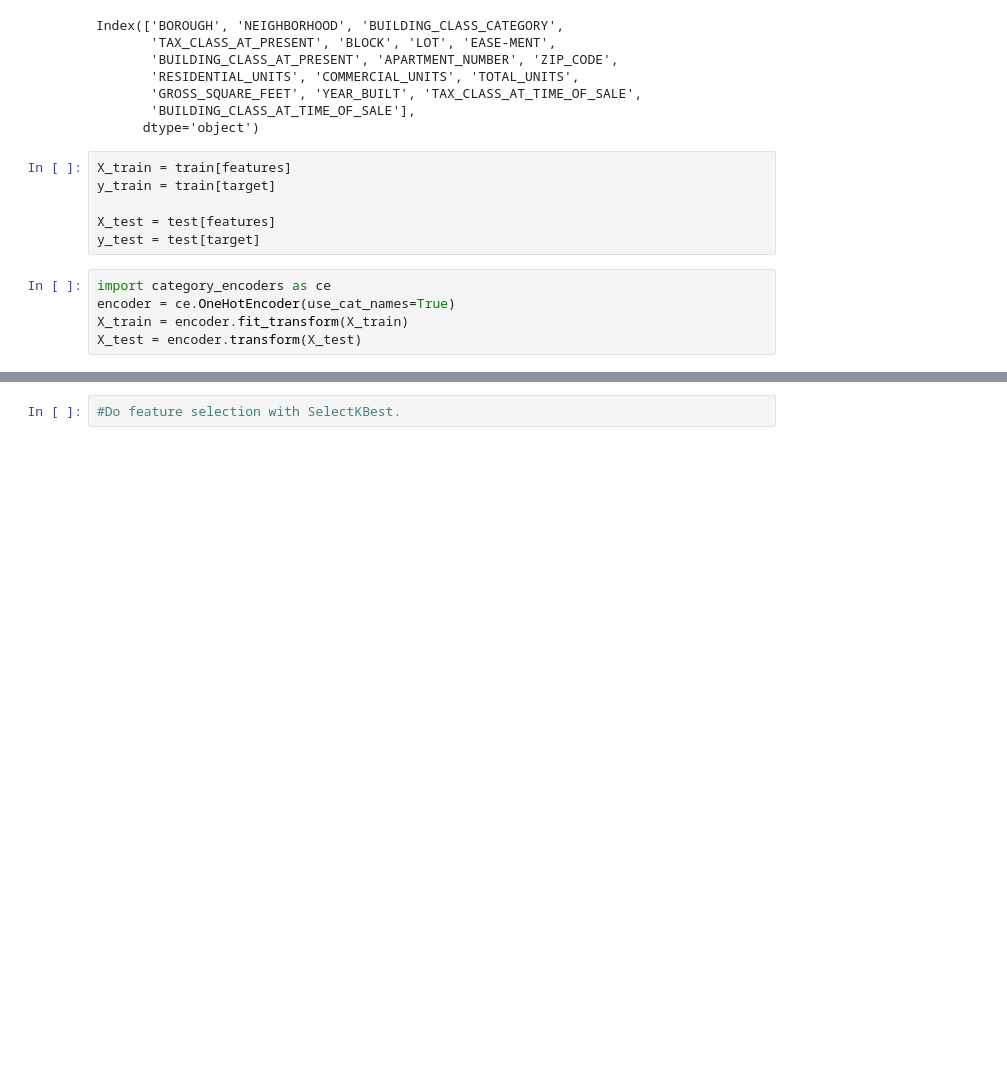
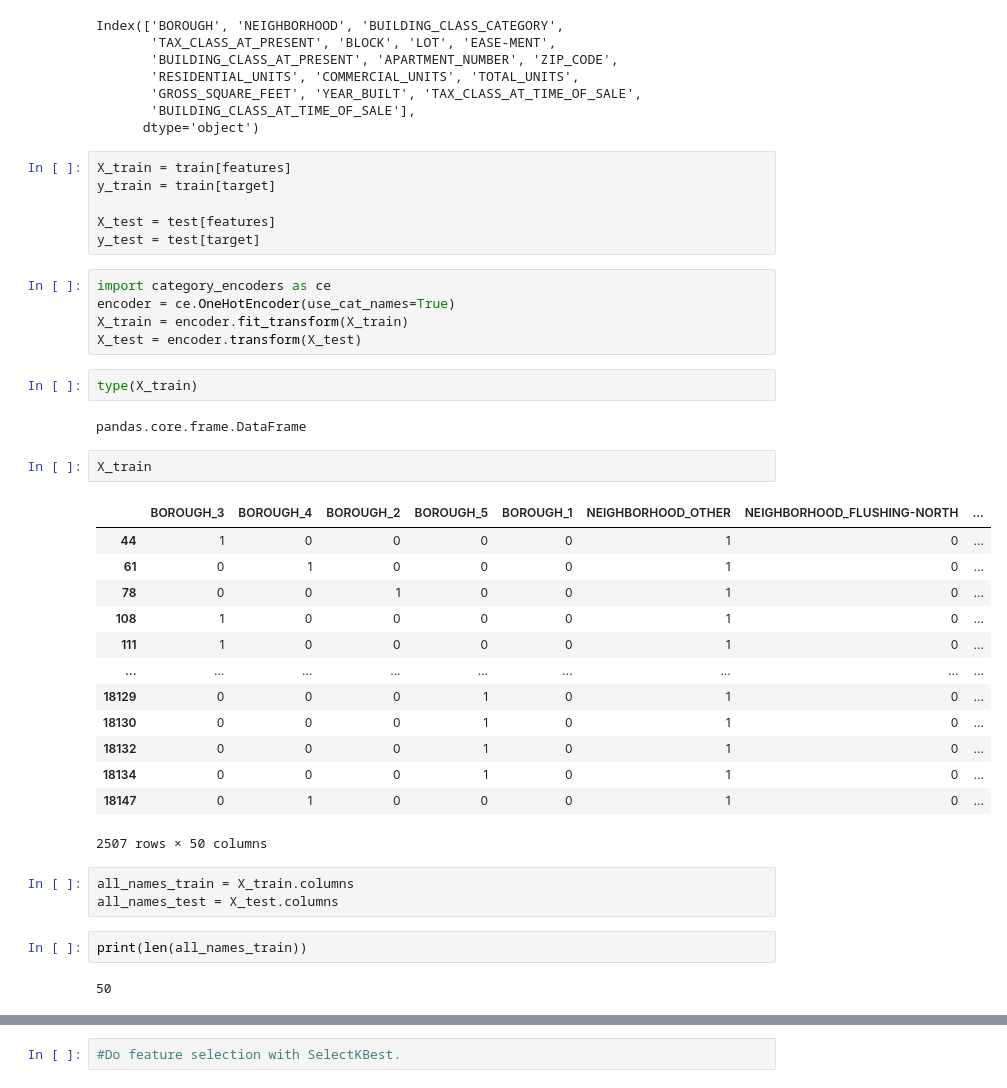
Before and after one commit to iskander-r/DS-Unit-2-Linear-Models, a Jupyter notebook: module3-ridge-regression/LS_DS_213_assignment.ipynb, the cells around one changed output, grey strips where cells are left out. Saved outputs shown, nothing was run; the diff lists cells and outputs as text; blank space fills up the shorter version.

```diff
--- a/module3-ridge-regression/LS_DS_213_assignment.ipynb
+++ b/module3-ridge-regression/LS_DS_213_assignment.ipynb
@@ -179,3 +179,30 @@ import category_encoders as ce
 encoder = ce.OneHotEncoder(use_cat_names=True)
 X_train = encoder.fit_transform(X_train)
 X_test = encoder.transform(X_test)
+# %%
+type(X_train)
+# %% [output]
+pandas.core.frame.DataFrame
+# %%
+X_train
+# %% [output]
+|  | BOROUGH_3 | BOROUGH_4 | BOROUGH_2 | BOROUGH_5 | BOROUGH_1 | NEIGHBORHOOD_OTHER | NEIGHBORHOOD_FLUSHING-NORTH | ... |
+| 44 | 1 | 0 | 0 | 0 | 0 | 1 | 0 | ... |
+| 61 | 0 | 1 | 0 | 0 | 0 | 1 | 0 | ... |
+| 78 | 0 | 0 | 1 | 0 | 0 | 1 | 0 | ... |
+| 108 | 1 | 0 | 0 | 0 | 0 | 1 | 0 | ... |
+| 111 | 1 | 0 | 0 | 0 | 0 | 1 | 0 | ... |
+| ... | ... | ... | ... | ... | ... | ... | ... | ... |
+| 18129 | 0 | 0 | 0 | 1 | 0 | 1 | 0 | ... |
+| 18130 | 0 | 0 | 0 | 1 | 0 | 1 | 0 | ... |
+| 18132 | 0 | 0 | 0 | 1 | 0 | 1 | 0 | ... |
+| 18134 | 0 | 0 | 0 | 1 | 0 | 1 | 0 | ... |
+| 18147 | 0 | 1 | 0 | 0 | 0 | 1 | 0 | ... |
+2507 rows × 50 columns
+# %%
+all_names_train = X_train.columns
+all_names_test = X_test.columns
+# %%
+print(len(all_names_train))
+# %% [output]
+50
```
Also changed, not shown: parts of 18 cells of this notebook.
